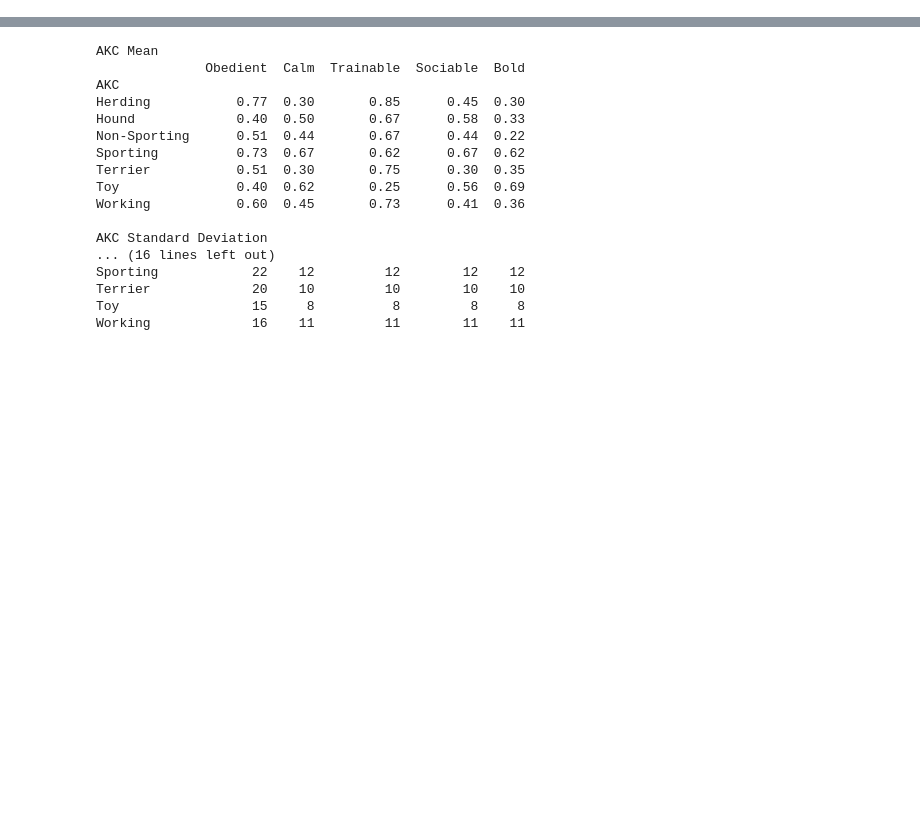
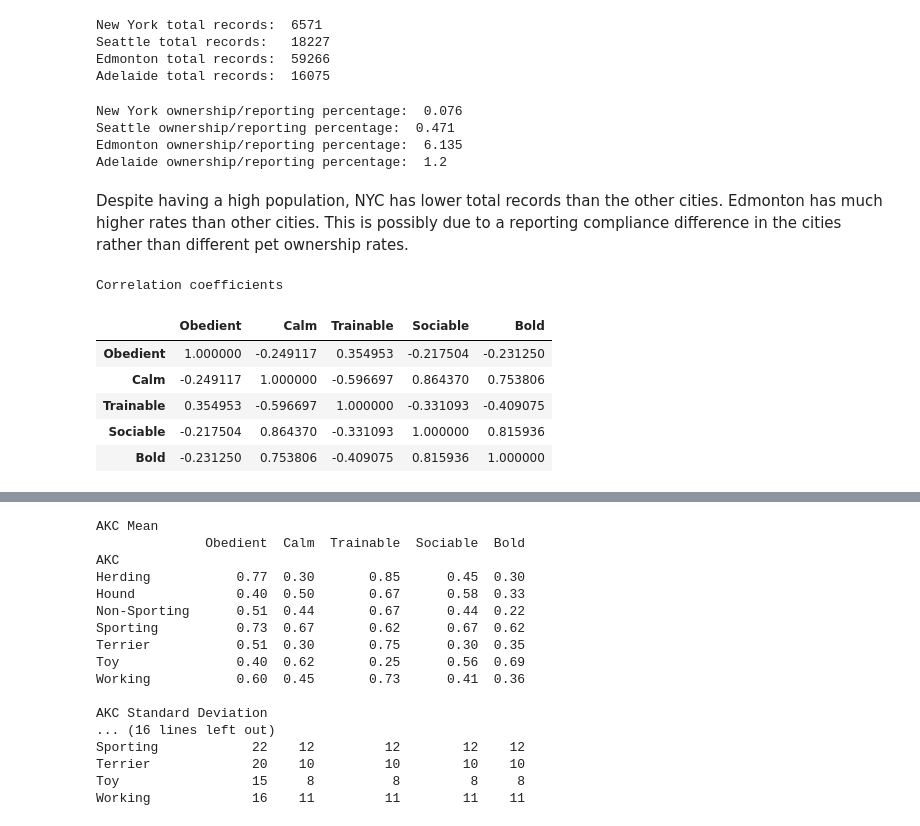
Before and after one commit to Save-All-The-Pets/dog_attributes, a Jupyter notebook: src/analysis.ipynb, the cells around one changed output, grey strips where cells are left out. Drawn from its saved outputs; the diff is of its cells as text; code cells hidden in the pictures; blank space fills up the shorter version.

Commit message:
Added additional high-level population analysis

```diff
--- a/src/analysis.ipynb
+++ b/src/analysis.ipynb
@@ -134,3 +136,41 @@ def splitDataFrameList(df,target_column,separator):
+# %%
+print('New York total records: ',nyc_registry.shape[0])
+print('Seattle total records:  ',seattle_registry.shape[0])
+print('Edmonton total records: ',edmonton_registry.shape[0])
+print('Adelaide total records: ',adelaide_registry.shape[0])
+# %% [output]
+New York total records:  6571
+Seattle total records:   18227
+Edmonton total records:  59266
+Adelaide total records:  16075
+# %%
+ny_pop = 8615000
+seattle_pop = 3870000
+edmonton_pop = 966000
+adelaide_pop = 1340000
+
+print('New York ownership/reporting percentage: ',round(100*nyc_registry.shape[0]/ny_pop,3))
+print('Seattle ownership/reporting percentage: ',round(100*seattle_registry.shape[0]/seattle_pop,3))
+print('Edmonton ownership/reporting percentage: ',round(100*edmonton_registry.shape[0]/edmonton_pop,3))
+print('Adelaide ownership/reporting percentage: ',round(100*adelaide_registry.shape[0]/adelaide_pop,3))
+# %% [output]
+New York ownership/reporting percentage:  0.076
+Seattle ownership/reporting percentage:  0.471
+Edmonton ownership/reporting percentage:  6.135
+Adelaide ownership/reporting percentage:  1.2
+# %% [markdown]
+Despite having a high population, NYC has lower total records than the other cities. Edmonton has much higher rates than other cities. This is possibly due to a reporting compliance difference in the cities rather than different pet ownership rates.
+# %%
+print('Correlation coefficients')
+attrib.corr()
+# %% [output]
+Correlation coefficients
+|  | Obedient | Calm | Trainable | Sociable | Bold |
+| Obedient | 1.000000 | -0.249117 | 0.354953 | -0.217504 | -0.231250 |
+| Calm | -0.249117 | 1.000000 | -0.596697 | 0.864370 | 0.753806 |
+| Trainable | 0.354953 | -0.596697 | 1.000000 | -0.331093 | -0.409075 |
+| Sociable | -0.217504 | 0.864370 | -0.331093 | 1.000000 | 0.815936 |
+| Bold | -0.231250 | 0.753806 | -0.409075 | 0.815936 | 1.000000 |
 # %%
 # Show which dogs are in each dataset.
 describe_breeds()
```
Also changed, not shown: parts of 16 cells of this notebook.
